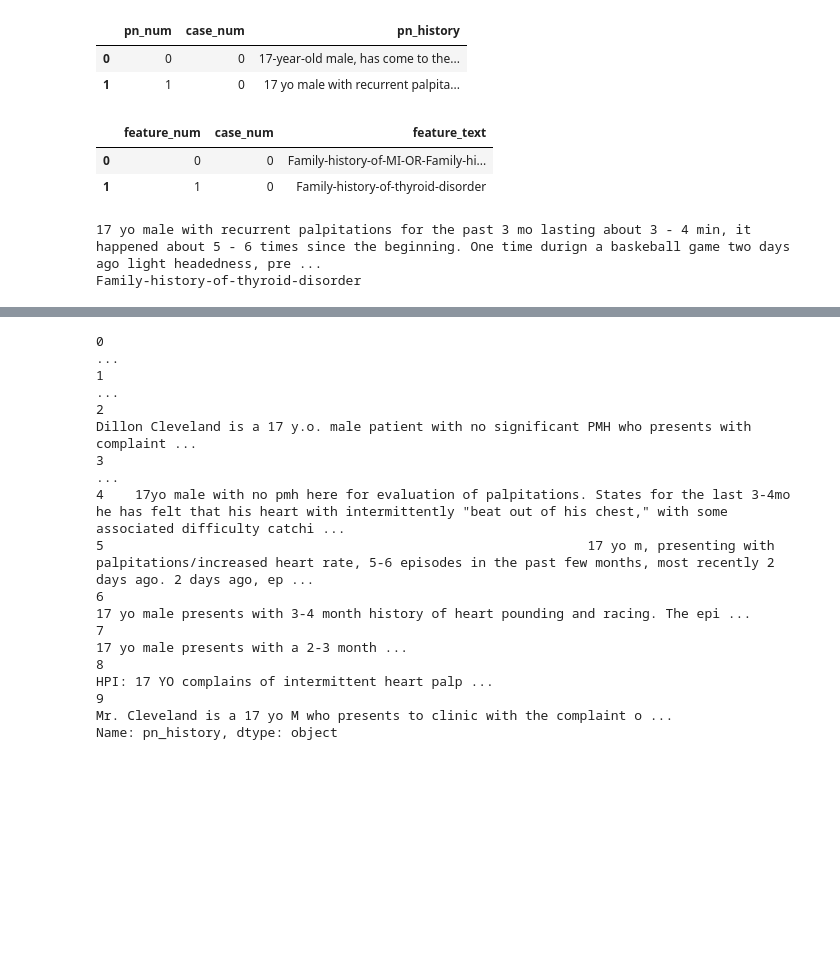
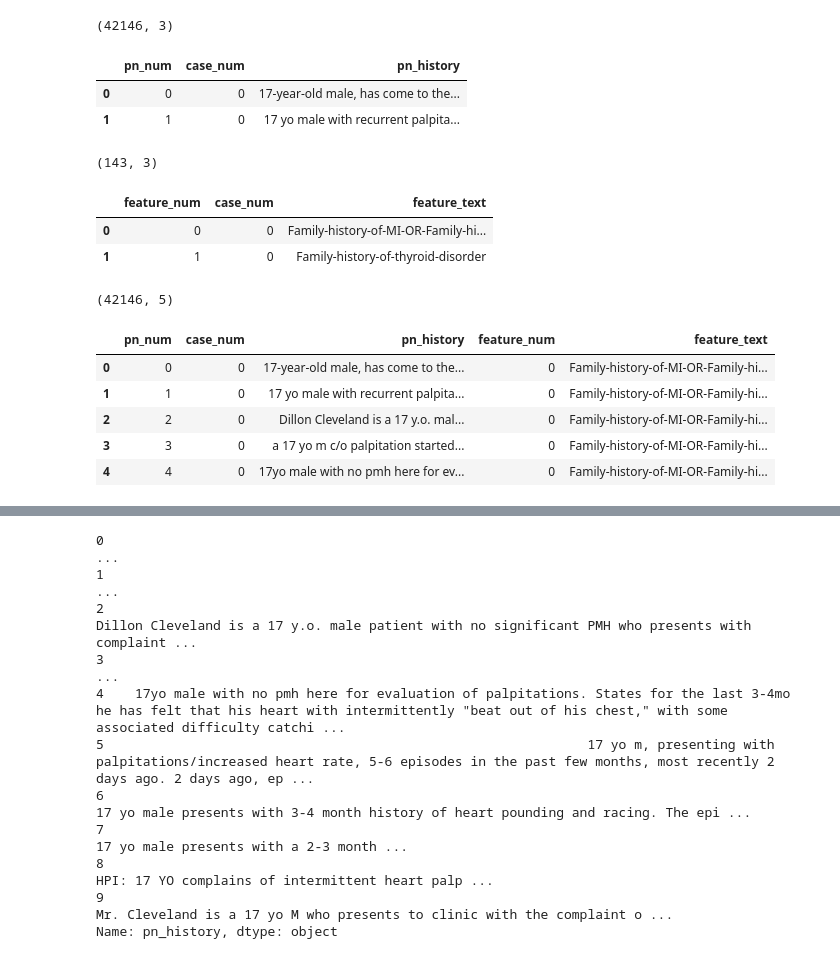
Before and after one commit to codeup-nlp-capstone/clinical_patient_notes, a Jupyter notebook: scott_nb.ipynb, the cells around one changed output, grey strips where cells are left out. Drawn from its saved outputs; the diff is of its cells as text; code cells hidden in the pictures; blank space fills up the shorter version.

Commit message:
merged dataframes and working through location tagging

```diff
--- a/scott_nb.ipynb
+++ b/scott_nb.ipynb
@@ -13,23 +35,30 @@ nltk.download('stopwords')
 # %%
 patient_notes = pd.read_csv("patient_notes.csv")
+print(patient_notes.shape)
 patient_notes.head(2)
 # %% [output]
+(42146, 3)
 |  | pn_num | case_num | pn_history |
 | 0 | 0 | 0 | 17-year-old male, has come to the... |
 | 1 | 1 | 0 | 17 yo male with recurrent palpita... |
 # %%
 features = pd.read_csv("features.csv")
+print(features.shape)
 features.head(2)
 # %% [output]
+(143, 3)
 |  | feature_num | case_num | feature_text |
 | 0 | 0 | 0 | Family-history-of-MI-OR-Family-hi... |
 | 1 | 1 | 0 | Family-history-of-thyroid-disorder |
-# %%
-second_note = patient_notes.iloc[1, 2]
-second_feature = features.iloc[1, 2]
-
-print(second_note)
-print(second_feature)
-# %% [output]
-17 yo male with recurrent palpitations for the past 3 mo lasting about 3 - 4 min, it happened about 5 - 6 times since the beginning. One time durign a baskeball game two days ago light headedness, pre ...
-Family-history-of-thyroid-disorder
+# %%
+notes_features = patient_notes.merge(right=features, left_on="case_num", right_on="feature_num").drop("case_num_y", axis=1).rename({"case_num_x": "case_num"}, axis=1)
+print(notes_features.shape)
+notes_features.head()
+# %% [output]
+(42146, 5)
+|  | pn_num | case_num | pn_history | feature_num | feature_text |
+| 0 | 0 | 0 | 17-year-old male, has come to the... | 0 | Family-history-of-MI-OR-Family-hi... |
+| 1 | 1 | 0 | 17 yo male with recurrent palpita... | 0 | Family-history-of-MI-OR-Family-hi... |
+| 2 | 2 | 0 | Dillon Cleveland is a 17 y.o. mal... | 0 | Family-history-of-MI-OR-Family-hi... |
+| 3 | 3 | 0 | a 17 yo m c/o palpitation started... | 0 | Family-history-of-MI-OR-Family-hi... |
+| 4 | 4 | 0 | 17yo male with no pmh here for ev... | 0 | Family-history-of-MI-OR-Family-hi... |
```
Also changed, not shown: parts of 11 cells of this notebook.
